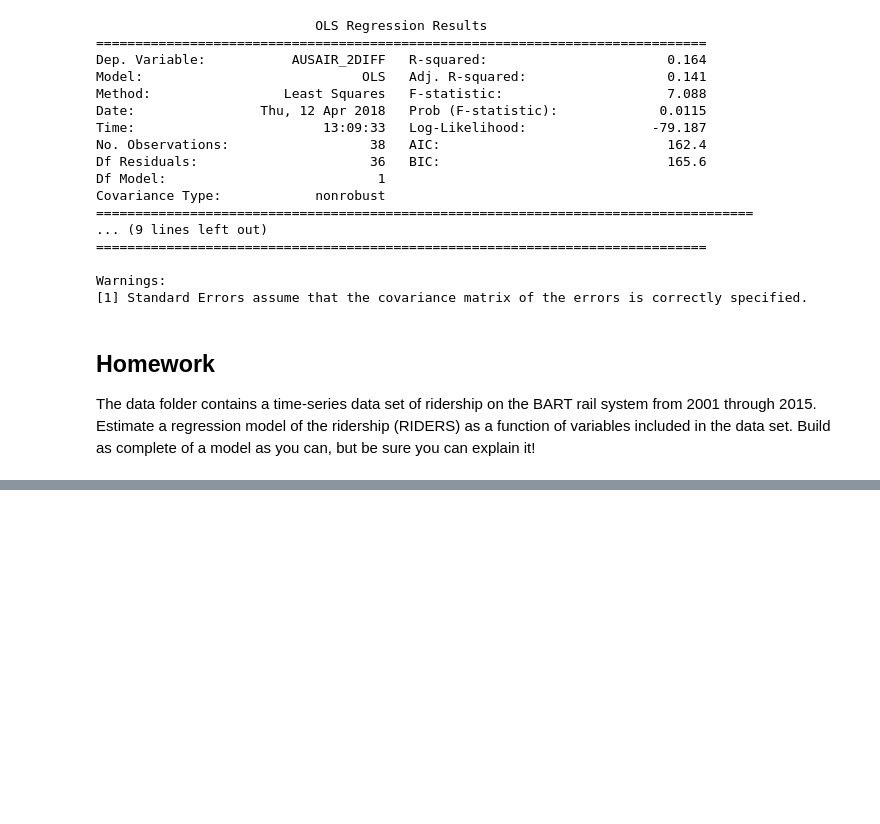
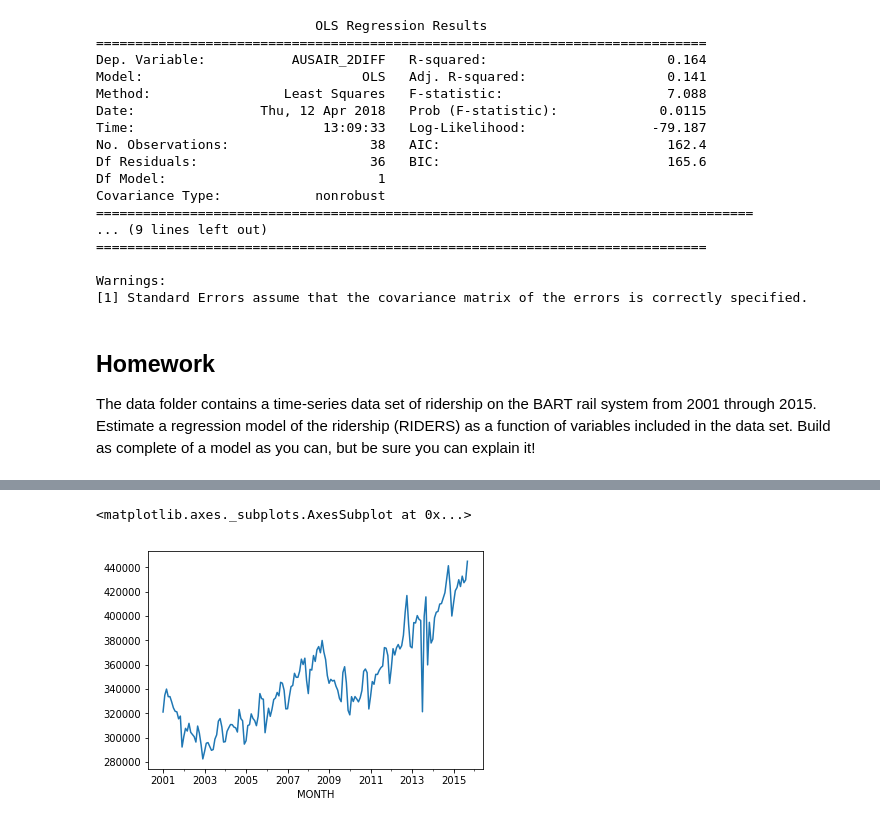
Before and after one commit to jawadmhoque/ce599, a Jupyter notebook: 23-Time Series/time-series.ipynb, the cells around one changed output, grey strips where cells are left out. Saved outputs shown, nothing was run; the diff lists cells and outputs as text; code cells hidden in the pictures; blank space fills up the shorter version.

```diff
--- a/23-Time Series/time-series.ipynb
+++ b/23-Time Series/time-series.ipynb
@@ -249,3 +250,6 @@ Warnings:
 The data folder contains a time-series data set of ridership on the BART rail system from 2001 through 2015.  Estimate a regression model of the ridership (RIDERS) as a function of variables included in the data set.  Build as complete of a model as you can, but be sure you can explain it!
 # %%
 #make time series stationary
+# %%
+bart = pd.read_csv('data/BARTEstimationFile.csv', parse_dates=['MONTH'], index_col='MONTH')
+bart.head()
@@ -251,0 +265,5 @@ The data folder contains a time-series data set of ridership on the BART rail sy
+# %%
+bart['RIDERS'].plot()
+# %% [output]
+<matplotlib.axes._subplots.AxesSubplot at 0x...>
+[figure, added]
```
Also changed, not shown: parts of 6 cells of this notebook.
